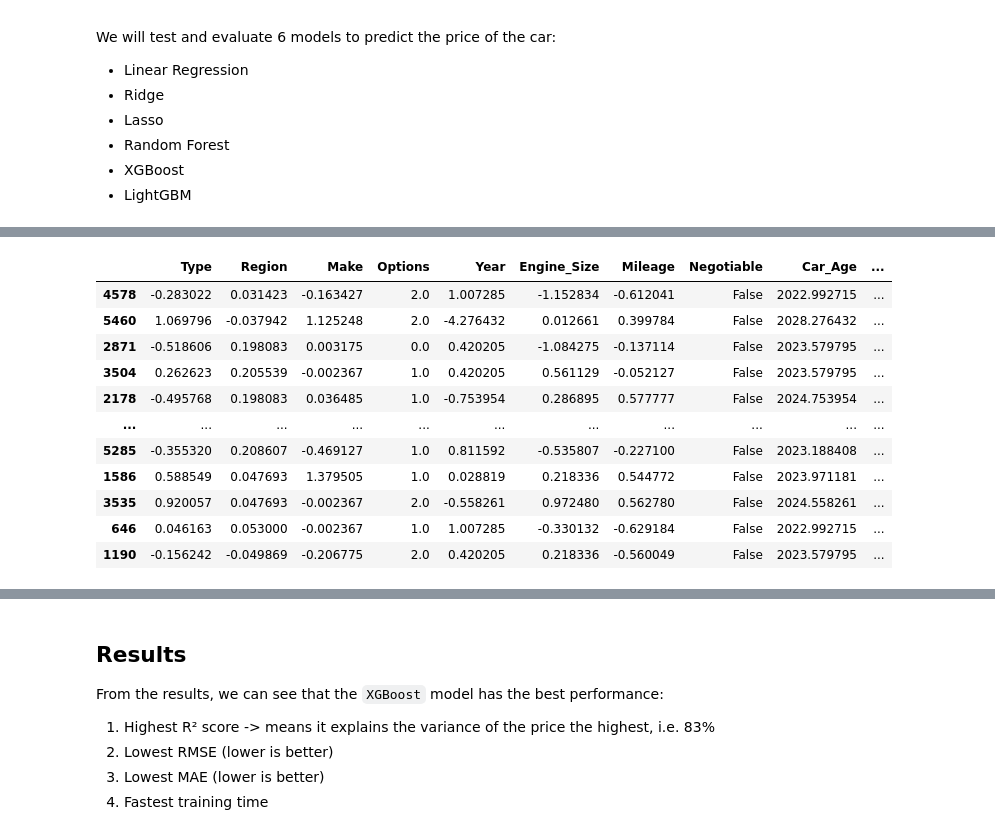
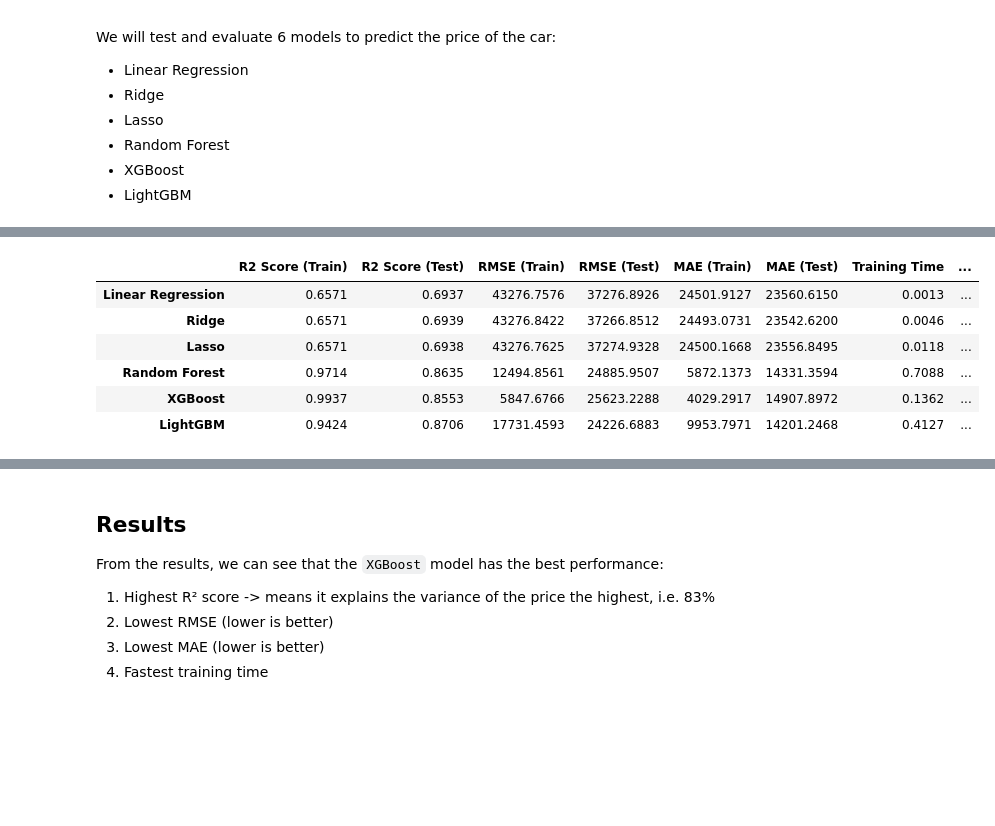
Before and after one commit to andresuchdata/saudi-used-cars, a Jupyter notebook: main.ipynb, the cells around one changed output, grey strips where cells are left out. Drawn from its saved outputs; the diff is of its cells as text; code cells hidden in the pictures; blank space fills up the shorter version.

```diff
--- a/main.ipynb
+++ b/main.ipynb
@@ -212,6 +204,3 @@ plt.show()
 There is strange outlier in `Mileage`, the values seems odd `20.000.000` if we compare to other high mileage cars.
 
 Let's drop this row for now, as it's too high even compared to other high mileage cars.
-# %%
-df = df[df['Mileage'] < 20000000]
-df[df['Mileage'] > 1000000].sort_values(by='Mileage', ascending=False)
@@ -234,0 +207,13 @@ df[df['Mileage'] > 1000000].sort_values(by='Mileage', ascending=False)
+# %%
+def remove_outliers(df, columns, n_std=3):
+    for col in columns:
+        mean = df[col].mean()
+        std = df[col].std()
+        df = df[np.abs(df[col] - mean) <= (n_std * std)]
+    return df
+
+df = remove_outliers(df, numerical_features)
+
+df.describe(include='all')
+# df = df[df['Mileage'] < 20000000]
+# df[df['Mileage'] > 1000000].sort_values(by='Mileage', ascending=False)
@@ -442,10 +411,6 @@ for feature in high_cardinality_features:
     # Fit and transform on the same DataFrame
     df_encoded[feature] = encoders[feature].fit_transform(df[[feature]], scaled_price)
 
-# Feature engineering
-# Add car age
-current_year = 2024
-df_encoded['Car_Age'] = current_year - df_encoded['Year']
 
 df_encoded
 
@@ -538,19 +601,14 @@ We will test and evaluate 6 models to predict the price of the car:
 # %%
-# Prepare features and target
+# 1. Prepare features and target
 X = df_encoded.drop(['Price'], axis=1)
 y = df_encoded['Price']
 
 # Split the data
 X_train, X_test, y_train, y_test = train_test_split(X, y, test_size=0.2, random_state=42)
 
-display(X_train)
-display(X_test)
+display(pd.concat([X_train, y_train], axis=1))
 
-
-# Scale the features
-scaler = StandardScaler()
-X_train_scaled = scaler.fit_transform(X_train)
-X_test_scaled = scaler.transform(X_test)
+# We skip scaling because it's already scaled in the preprocessing step
 
 # 2. Create and evaluate models
 models = {
@@ -562,40 +620,13 @@ models = {
     'LightGBM': LGBMRegressor(random_state=42)
 }
 
-# Function to evaluate models
-def evaluate_model(model, X_train, X_test, y_train, y_test):
-    # Train the model and measure time
-    start_time = time.time()
-    model.fit(X_train, y_train)
-    training_time = time.time() - start_time
-
-    # Make predictions
-    y_pred = model.predict(X_test)
-
-    # Calculate metrics
-    r2 = r2_score(y_test, y_pred)
-    rmse = np.sqrt(mean_squared_error(y_test, y_pred))
-    mae = mean_absolute_error(y_test, y_pred)
-
-    # Perform cross-validation
-    cv_scores = cross_val_score(model, X_train, y_train, cv=5, scoring='r2')
-
-    return {
-        'R2 Score': r2,
-        'RMSE': rmse,
-        'MAE': mae,
-        'CV R2 Mean': cv_scores.mean(),
-        'CV R2 Std': cv_scores.std(),
-        'Training Time': training_time
-    }
-
 # Evaluate all models
 results = {}
 for name, model in models.items():
     print(f"\nEvaluating {name}...")
-    results[name] = evaluate_model(model, X_train_scaled, X_test_scaled, y_train, y_test)
+    results[name] = evaluate_model(model, X_train, X_test, y_train, y_test)
 
-# Create results DataFrame
+# 3. Create results DataFrame
 results_df = pd.DataFrame(results).T
 results_df = results_df.round(4)
 
@@ -619,12 +670,7 @@ display(results_df)
-|  | Type | Region | Make | Options | Year | Engine_Size | Mileage | Negotiable | Car_Age | ... |
-| 4578 | -0.283022 | 0.031423 | -0.163427 | 2.0 | 1.007285 | -1.152834 | -0.612041 | False | 2022.992715 | ... |
-| 5460 | 1.069796 | -0.037942 | 1.125248 | 2.0 | -4.276432 | 0.012661 | 0.399784 | False | 2028.276432 | ... |
-| 2871 | -0.518606 | 0.198083 | 0.003175 | 0.0 | 0.420205 | -1.084275 | -0.137114 | False | 2023.579795 | ... |
-| 3504 | 0.262623 | 0.205539 | -0.002367 | 1.0 | 0.420205 | 0.561129 | -0.052127 | False | 2023.579795 | ... |
-| 2178 | -0.495768 | 0.198083 | 0.036485 | 1.0 | -0.753954 | 0.286895 | 0.577777 | False | 2024.753954 | ... |
-| ... | ... | ... | ... | ... | ... | ... | ... | ... | ... | ... |
-| 5285 | -0.355320 | 0.208607 | -0.469127 | 1.0 | 0.811592 | -0.535807 | -0.227100 | False | 2023.188408 | ... |
-| 1586 | 0.588549 | 0.047693 | 1.379505 | 1.0 | 0.028819 | 0.218336 | 0.544772 | False | 2023.971181 | ... |
-| 3535 | 0.920057 | 0.047693 | -0.002367 | 2.0 | -0.558261 | 0.972480 | 0.562780 | False | 2024.558261 | ... |
-| 646 | 0.046163 | 0.053000 | -0.002367 | 1.0 | 1.007285 | -0.330132 | -0.629184 | False | 2022.992715 | ... |
-| 1190 | -0.156242 | -0.049869 | -0.206775 | 2.0 | 0.420205 | 0.218336 | -0.560049 | False | 2023.579795 | ... |
+|  | R2 Score (Train) | R2 Score (Test) | RMSE (Train) | RMSE (Test) | MAE (Train) | MAE (Test) | Training Time | ... |
+| Linear Regression | 0.6571 | 0.6937 | 43276.7576 | 37276.8926 | 24501.9127 | 23560.6150 | 0.0013 | ... |
+| Ridge | 0.6571 | 0.6939 | 43276.8422 | 37266.8512 | 24493.0731 | 23542.6200 | 0.0046 | ... |
+| Lasso | 0.6571 | 0.6938 | 43276.7625 | 37274.9328 | 24500.1668 | 23556.8495 | 0.0118 | ... |
+| Random Forest | 0.9714 | 0.8635 | 12494.8561 | 24885.9507 | 5872.1373 | 14331.3594 | 0.7088 | ... |
+| XGBoost | 0.9937 | 0.8553 | 5847.6766 | 25623.2288 | 4029.2917 | 14907.8972 | 0.1362 | ... |
+| LightGBM | 0.9424 | 0.8706 | 17731.4593 | 24226.6883 | 9953.7971 | 14201.2468 | 0.4127 | ... |
```
Also changed, not shown: parts of 22 cells of this notebook.
